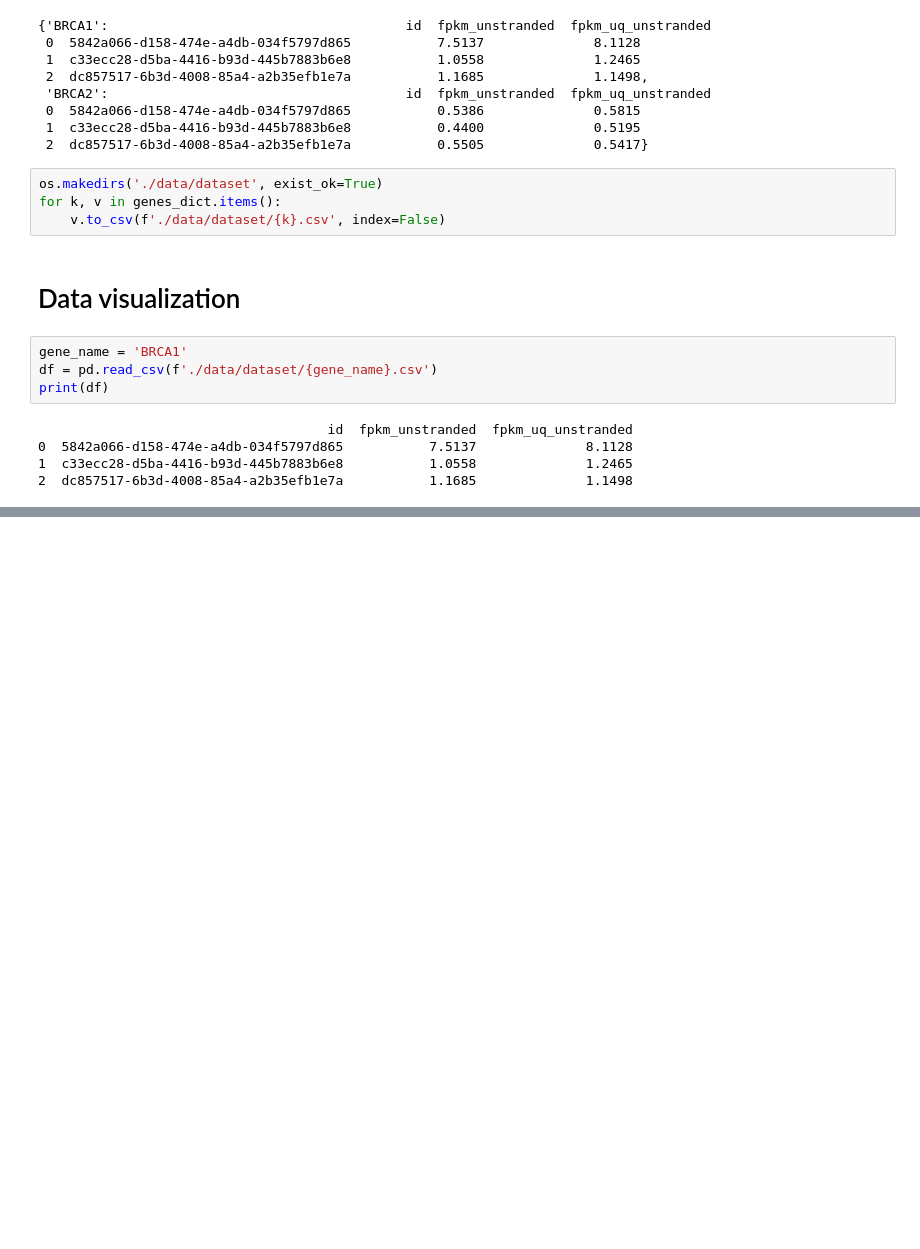
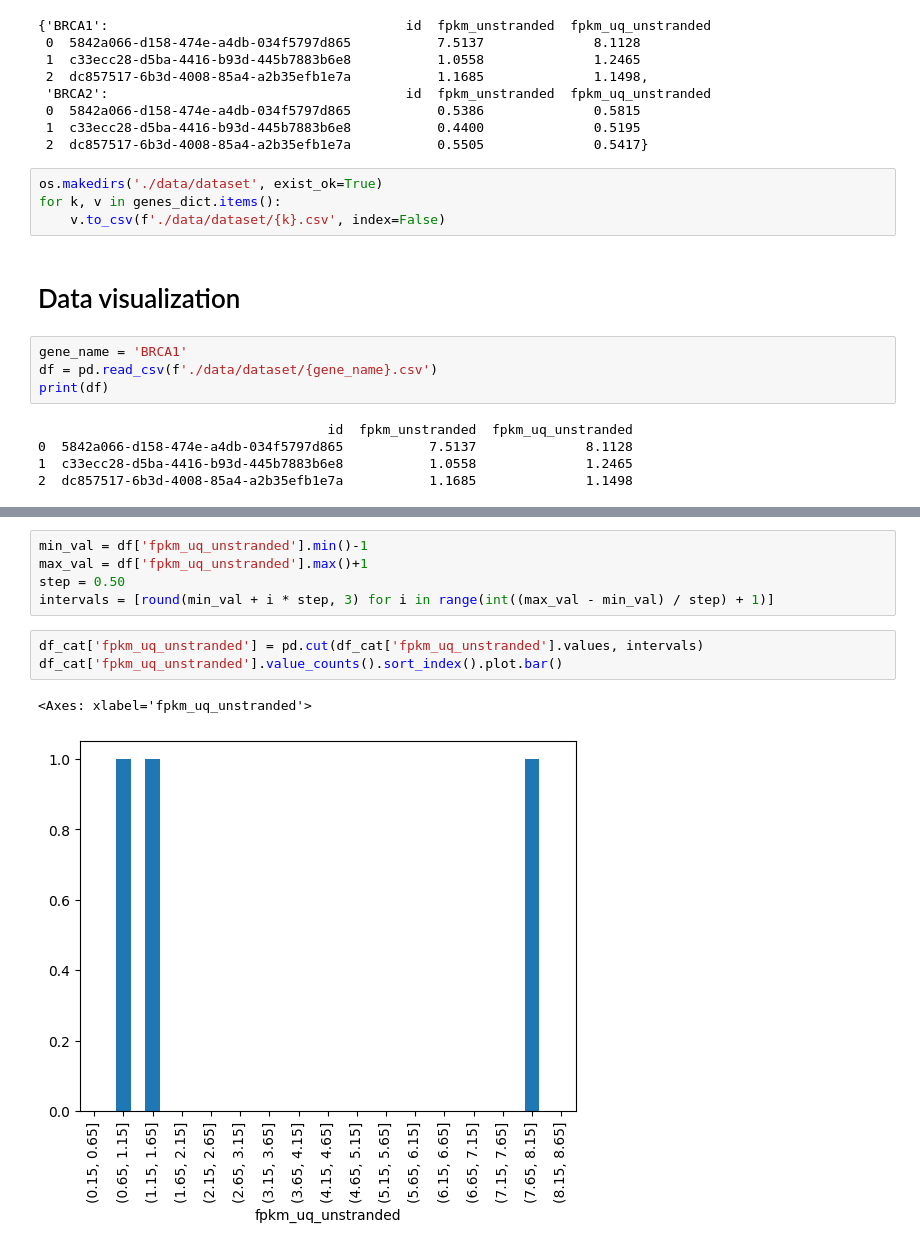
Before and after one commit to riciPrini/AI-BioInformatics_WSI, a Jupyter notebook: src/data_processing.ipynb, the cells around one changed output, grey strips where cells are left out. Cells and saved outputs as stored; diff of their text form; blank space fills up the shorter version.

```diff
--- a/src/data_processing.ipynb
+++ b/src/data_processing.ipynb
@@ -73,0 +86,11 @@ plt.show()
+# %%
+min_val = df['fpkm_uq_unstranded'].min()-1
+max_val = df['fpkm_uq_unstranded'].max()+1
+step = 0.50
+intervals = [round(min_val + i * step, 3) for i in range(int((max_val - min_val) / step) + 1)]
+# %%
+df_cat['fpkm_uq_unstranded'] = pd.cut(df_cat['fpkm_uq_unstranded'].values, intervals)
+df_cat['fpkm_uq_unstranded'].value_counts().sort_index().plot.bar()
+# %% [output]
+<Axes: xlabel='fpkm_uq_unstranded'>
+[figure, added]
```
Also changed, not shown: parts of 3 cells of this notebook.
